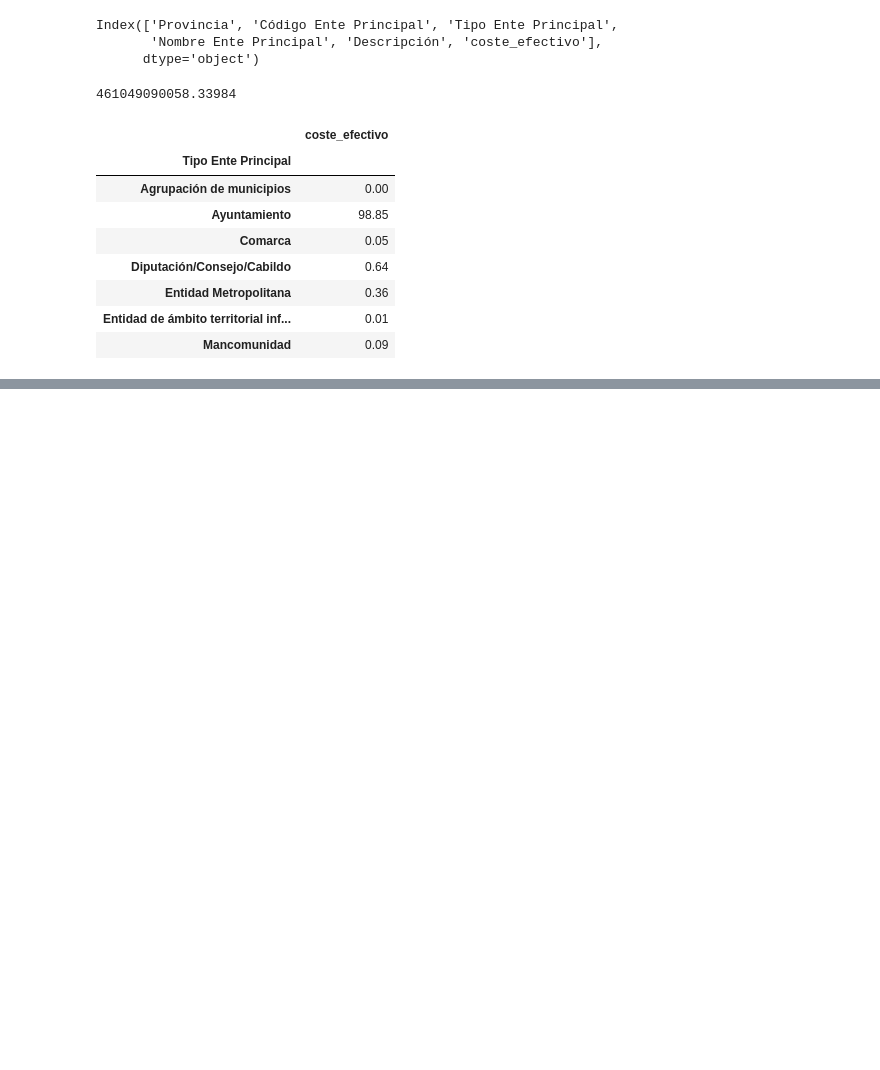
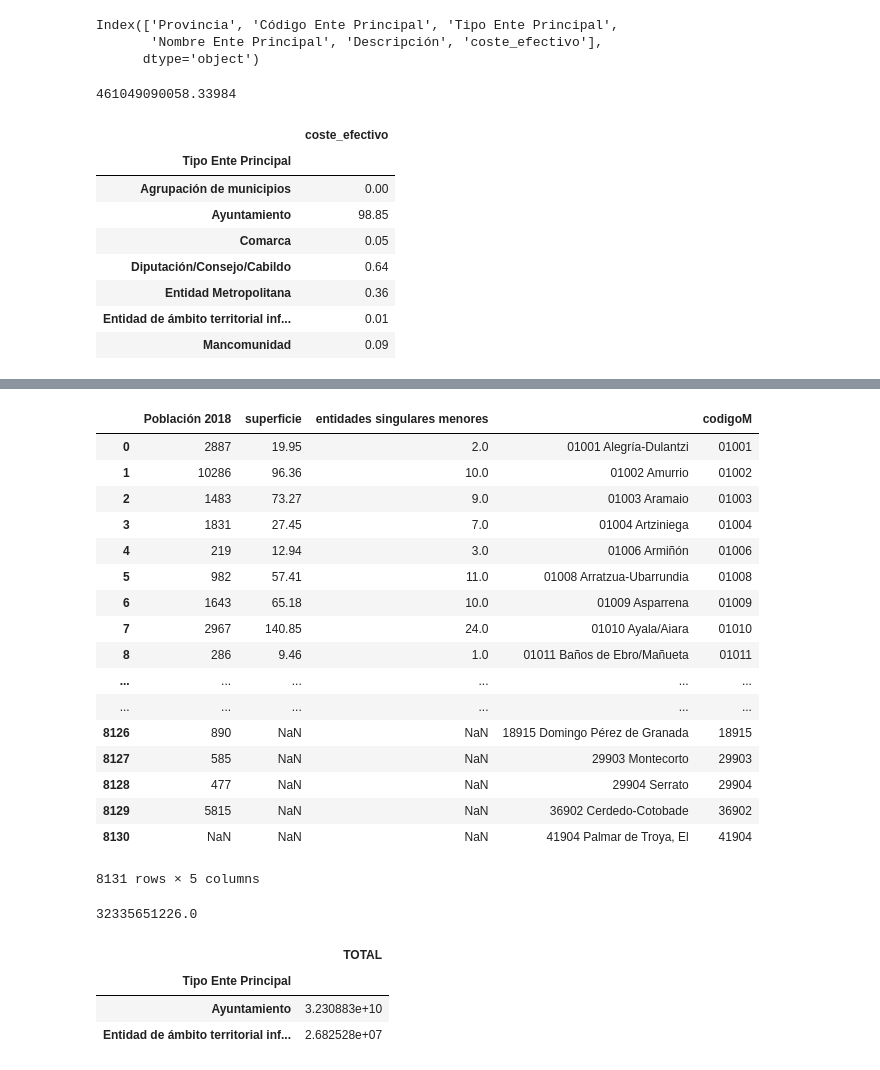
Before and after one commit to carpiero/Final_project, a Jupyter notebook: notebooks/Notebook_002.ipynb, the cells around one changed output, grey strips where cells are left out. Saved outputs shown, nothing was run; the diff lists cells and outputs as text; code cells hidden in the pictures; blank space fills up the shorter version.

```diff
--- a/notebooks/Notebook_002.ipynb
+++ b/notebooks/Notebook_002.ipynb
@@ -88,0 +202,29 @@ peso.apply(lambda x: round(((x/df_coste['coste_efectivo'].sum())*100),2))
+# %%
+df_pob=pd.read_excel(f'/home/carpiero/IRONHACK/Proyecto FINAL/Datos municipios.xlsx', sheet_name=0,header=0)
+# %%
+df_pob=df_pob[['Población 2018',  'superficie',  'entidades singulares menores', ' ']]
+# %%
+df_pob['codigoM']=df_pob[' ']
+# %%
+df_pob['codigoM'] = df_pob['codigoM'].str.replace(r'\D', '')
+
+df_pob
+# %% [output]
+|  | Población 2018 | superficie | entidades singulares menores |  | codigoM |
+| 0 | 2887 | 19.95 | 2.0 | 01001 Alegría-Dulantzi | 01001 |
+| 1 | 10286 | 96.36 | 10.0 | 01002 Amurrio | 01002 |
+| 2 | 1483 | 73.27 | 9.0 | 01003 Aramaio | 01003 |
+| 3 | 1831 | 27.45 | 7.0 | 01004 Artziniega | 01004 |
+| 4 | 219 | 12.94 | 3.0 | 01006 Armiñón | 01006 |
+| 5 | 982 | 57.41 | 11.0 | 01008 Arratzua-Ubarrundia | 01008 |
+| 6 | 1643 | 65.18 | 10.0 | 01009 Asparrena | 01009 |
+| 7 | 2967 | 140.85 | 24.0 | 01010 Ayala/Aiara | 01010 |
+| 8 | 286 | 9.46 | 1.0 | 01011 Baños de Ebro/Mañueta | 01011 |
+| ... | ... | ... | ... | ... | ... |
+| ... | ... | ... | ... | ... | ... |
+| 8126 | 890 | NaN | NaN | 18915 Domingo Pérez de Granada | 18915 |
+| 8127 | 585 | NaN | NaN | 29903 Montecorto | 29903 |
+| 8128 | 477 | NaN | NaN | 29904 Serrato | 29904 |
+| 8129 | 5815 | NaN | NaN | 36902 Cerdedo-Cotobade | 36902 |
+| 8130 | NaN | NaN | NaN | 41904 Palmar de Troya, El | 41904 |
+8131 rows × 5 columns
@@ -88,0 +241,11 @@ peso.apply(lambda x: round(((x/df_coste['coste_efectivo'].sum())*100),2))
+# %%
+df_final_pob['TOTAL'].sum()
+# %% [output]
+32335651226.0
+# %%
+df_final_pob[['Tipo Ente Principal','TOTAL']].groupby('Tipo Ente Principal').sum()
+# %% [output]
+|  | TOTAL |
+| Tipo Ente Principal |  |
+| Ayuntamiento | 3.230883e+10 |
+| Entidad de ámbito territorial inf... | 2.682528e+07 |
```
Also changed, not shown: parts of 24 cells of this notebook.
